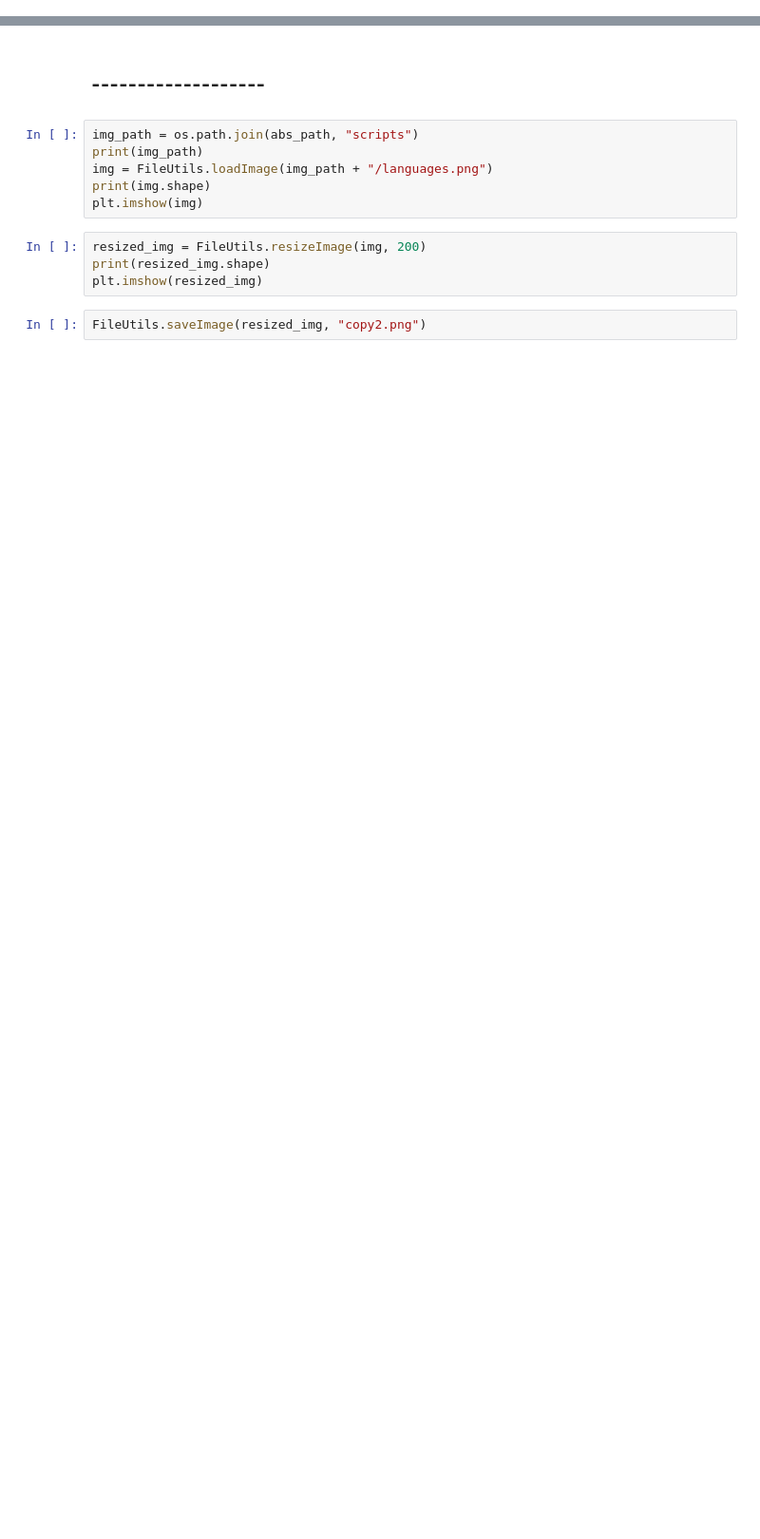
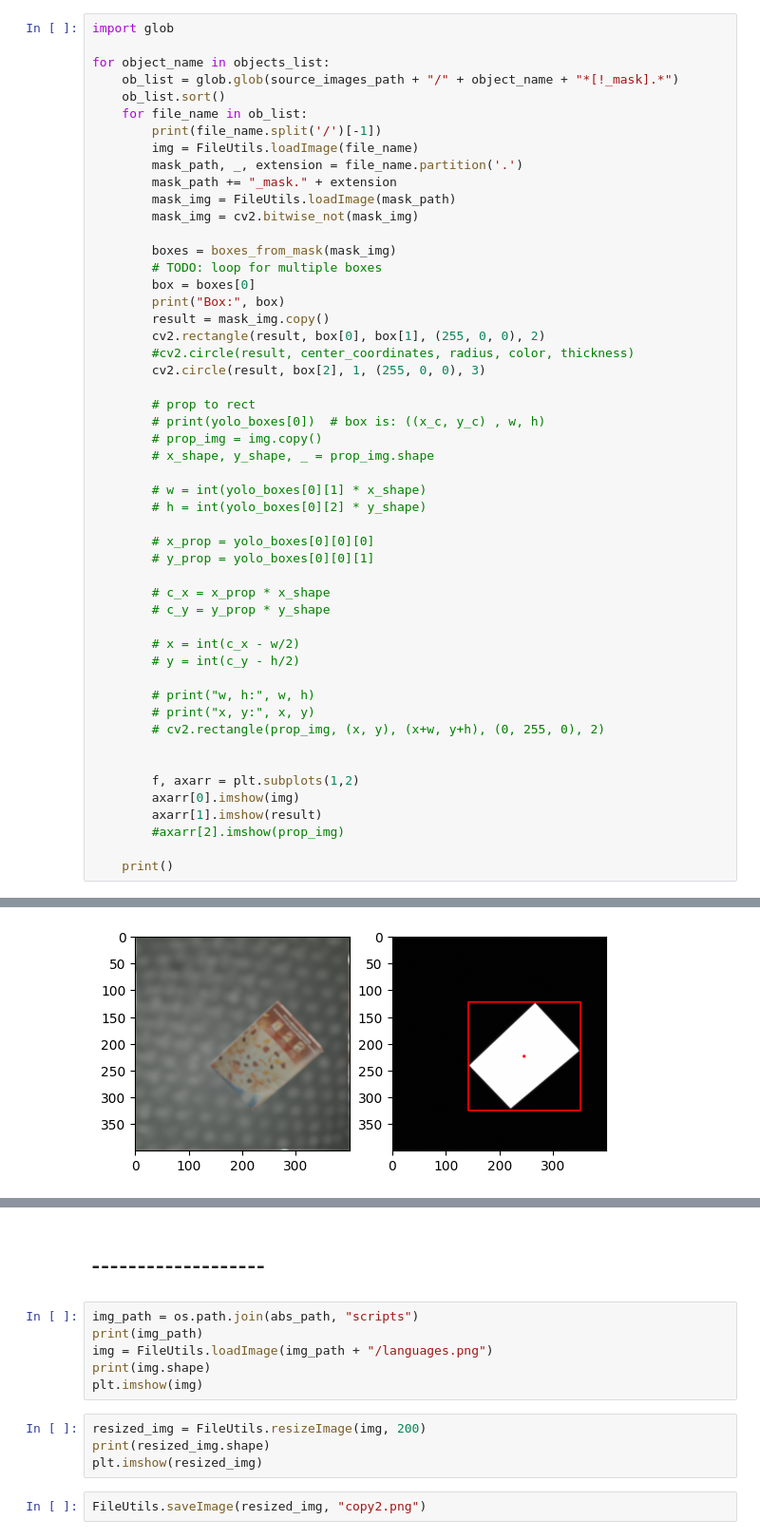
Before and after one commit to RobotJustina/Juskeshino, a Jupyter notebook: catkin_ws/src/mapless_navigation/create_dataset/scripts/auto_label_virtual_YCB.ipynb, the cells around one changed output, grey strips where cells are left out. Shown at 95% size. Cells and saved outputs as stored; diff of their text form; blank space fills up the shorter version.

```diff
--- a/catkin_ws/src/mapless_navigation/create_dataset/scripts/auto_label_virtual_YCB.ipynb
+++ b/catkin_ws/src/mapless_navigation/create_dataset/scripts/auto_label_virtual_YCB.ipynb
@@ -49,0 +162,52 @@ Directory created
+# %%
+import glob
+
+for object_name in objects_list:
+    ob_list = glob.glob(source_images_path + "/" + object_name + "*[!_mask].*")
+    ob_list.sort()
+    for file_name in ob_list:
+        print(file_name.split('/')[-1])
+        img = FileUtils.loadImage(file_name)
+        mask_path, _, extension = file_name.partition('.')
+        mask_path += "_mask." + extension
+        mask_img = FileUtils.loadImage(mask_path)
+        mask_img = cv2.bitwise_not(mask_img)
+
+        boxes = boxes_from_mask(mask_img)
+        # TODO: loop for multiple boxes
+        box = boxes[0]
+        print("Box:", box)
+        result = mask_img.copy()
+        cv2.rectangle(result, box[0], box[1], (255, 0, 0), 2)
+        #cv2.circle(result, center_coordinates, radius, color, thickness)
+        cv2.circle(result, box[2], 1, (255, 0, 0), 3)
+
+        # prop to rect
+        # print(yolo_boxes[0])  # box is: ((x_c, y_c) , w, h)
+        # prop_img = img.copy()
+        # x_shape, y_shape, _ = prop_img.shape
+
+        # w = int(yolo_boxes[0][1] * x_shape)
+        # h = int(yolo_boxes[0][2] * y_shape)
+
+        # x_prop = yolo_boxes[0][0][0]
+        # y_prop = yolo_boxes[0][0][1]
+
+        # c_x = x_prop * x_shape
+        # c_y = y_prop * y_shape
+
+        # x = int(c_x - w/2)
+        # y = int(c_y - h/2)
+
+        # print("w, h:", w, h)
+        # print("x, y:", x, y)
+        # cv2.rectangle(prop_img, (x, y), (x+w, y+h), (0, 255, 0), 2)
+
+
+        f, axarr = plt.subplots(1,2)
+        axarr[0].imshow(img)
+        axarr[1].imshow(result)
+        #axarr[2].imshow(prop_img)
+
+    print()
+# %% [output]
@@ -49,0 +231 @@ Directory created
+[figure, added]
```
Also changed, not shown: parts of 12 cells of this notebook, 1 other file.
